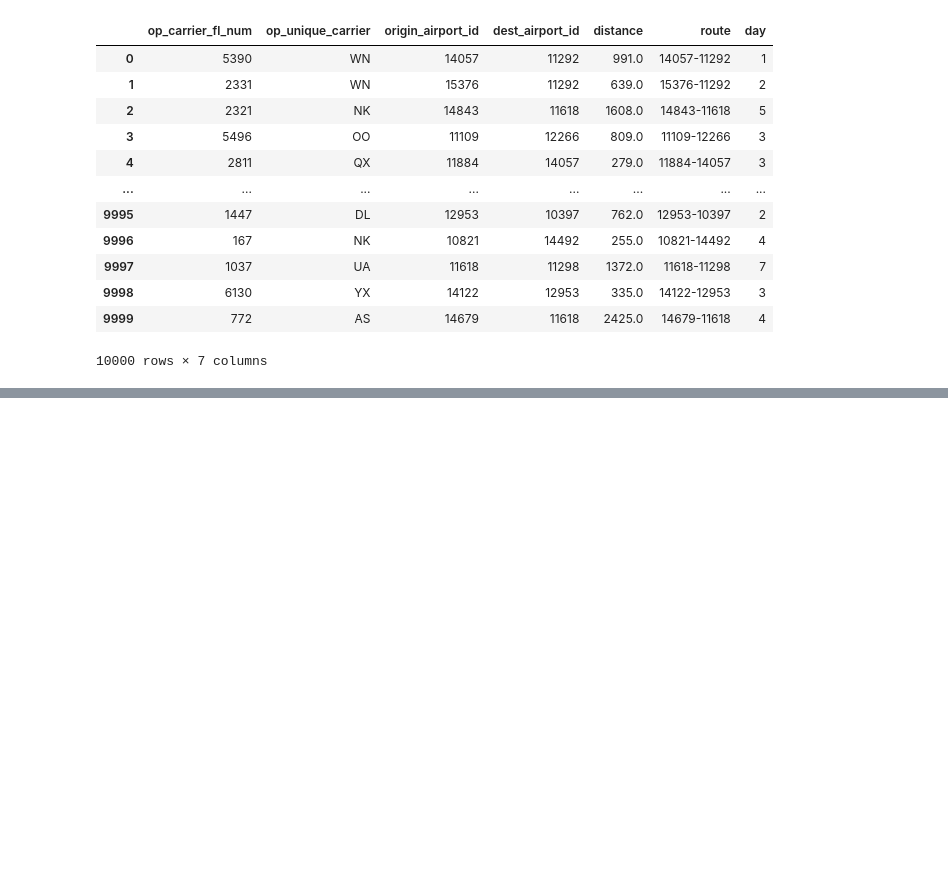
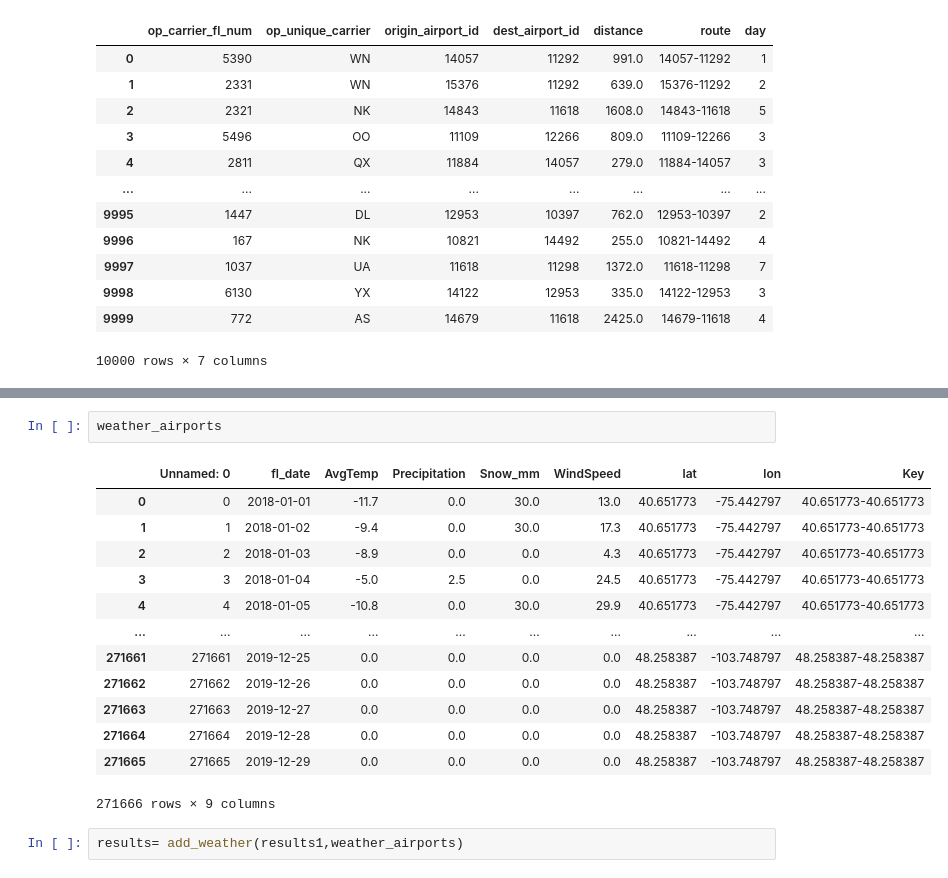
Before and after one commit to hapl/predict-flight-delays, a Jupyter notebook: src/modules/Sandbox_weather.ipynb, the cells around one changed output, grey strips where cells are left out. Saved outputs shown, nothing was run; the diff lists cells and outputs as text; blank space fills up the shorter version.

```diff
--- a/src/modules/Sandbox_weather.ipynb
+++ b/src/modules/Sandbox_weather.ipynb
@@ -208,3 +197,21 @@ results
 | 9997 | 4258 | OO | 12003 | 14869 | 463.0 | 12003-14869 | 6 | ... |
 | 9998 | 4275 | OO | 14150 | 11433 | 243.0 | 14150-11433 | 3 | ... |
 9999 rows × 13 columns
+# %%
+weather_airports
+# %% [output]
+|  | Unnamed: 0 | fl_date | AvgTemp | Precipitation | Snow_mm | WindSpeed | lat | lon | Key |
+| 0 | 0 | 2018-01-01 | -11.7 | 0.0 | 30.0 | 13.0 | 40.651773 | -75.442797 | 40.651773-40.651773 |
+| 1 | 1 | 2018-01-02 | -9.4 | 0.0 | 30.0 | 17.3 | 40.651773 | -75.442797 | 40.651773-40.651773 |
+| 2 | 2 | 2018-01-03 | -8.9 | 0.0 | 0.0 | 4.3 | 40.651773 | -75.442797 | 40.651773-40.651773 |
+| 3 | 3 | 2018-01-04 | -5.0 | 2.5 | 0.0 | 24.5 | 40.651773 | -75.442797 | 40.651773-40.651773 |
+| 4 | 4 | 2018-01-05 | -10.8 | 0.0 | 30.0 | 29.9 | 40.651773 | -75.442797 | 40.651773-40.651773 |
+| ... | ... | ... | ... | ... | ... | ... | ... | ... | ... |
+| 271661 | 271661 | 2019-12-25 | 0.0 | 0.0 | 0.0 | 0.0 | 48.258387 | -103.748797 | 48.258387-48.258387 |
+| 271662 | 271662 | 2019-12-26 | 0.0 | 0.0 | 0.0 | 0.0 | 48.258387 | -103.748797 | 48.258387-48.258387 |
+| 271663 | 271663 | 2019-12-27 | 0.0 | 0.0 | 0.0 | 0.0 | 48.258387 | -103.748797 | 48.258387-48.258387 |
+| 271664 | 271664 | 2019-12-28 | 0.0 | 0.0 | 0.0 | 0.0 | 48.258387 | -103.748797 | 48.258387-48.258387 |
+| 271665 | 271665 | 2019-12-29 | 0.0 | 0.0 | 0.0 | 0.0 | 48.258387 | -103.748797 | 48.258387-48.258387 |
+271666 rows × 9 columns
+# %%
+results= add_weather(results1,weather_airports)
```
Also changed, not shown: parts of 8 cells of this notebook, 2 other files.
